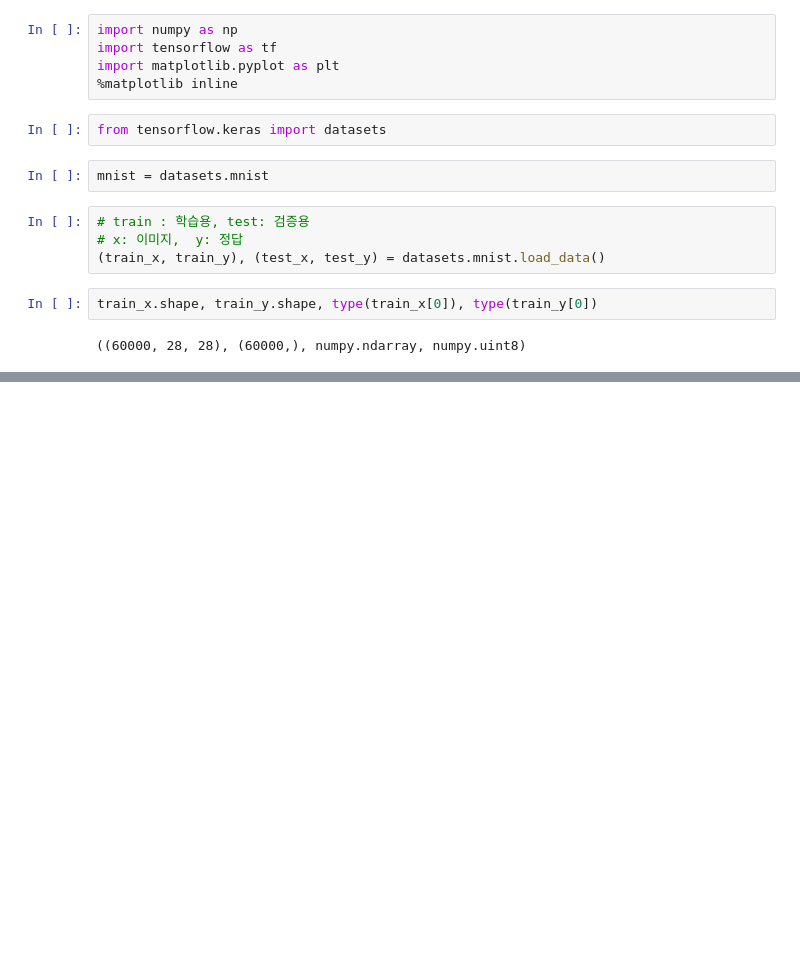
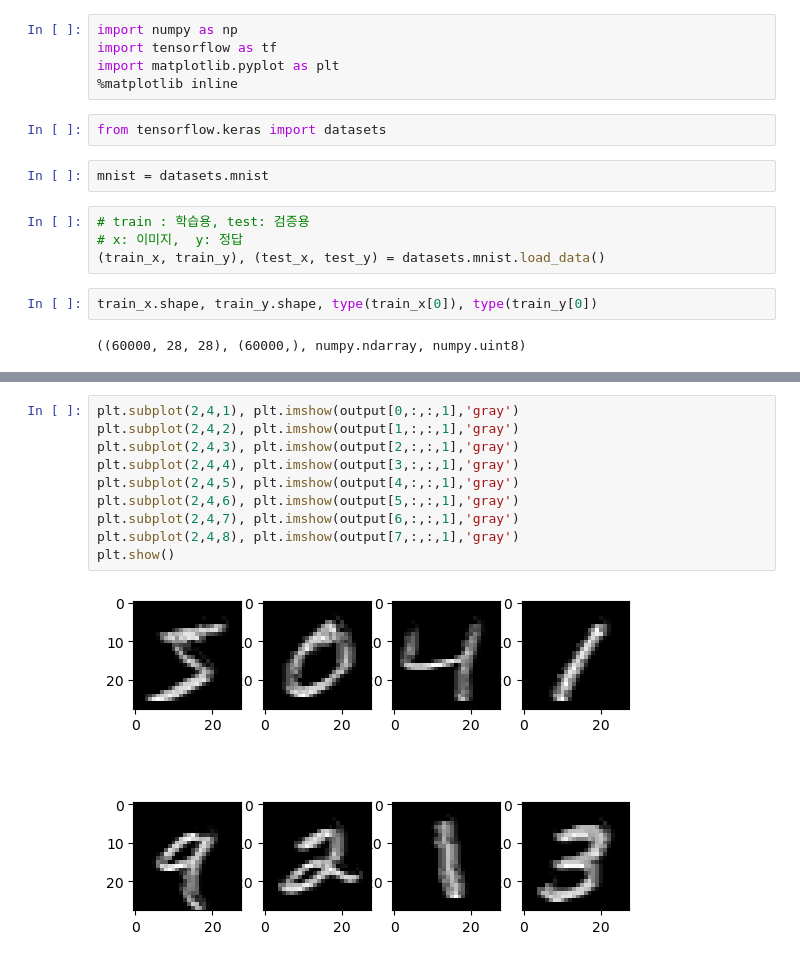
Before and after one commit to dgh06175/ai-study, a Jupyter notebook: deep-learning/5월7일.ipynb, the cells around one changed output, grey strips where cells are left out. Saved outputs shown, nothing was run; the diff lists cells and outputs as text; blank space fills up the shorter version.

```diff
--- a/deep-learning/5월7일.ipynb
+++ b/deep-learning/5월7일.ipynb
@@ -28,0 +78,12 @@ train_y[0]
+# %%
+plt.subplot(2,4,1), plt.imshow(output[0,:,:,1],'gray')
+plt.subplot(2,4,2), plt.imshow(output[1,:,:,1],'gray')
+plt.subplot(2,4,3), plt.imshow(output[2,:,:,1],'gray')
+plt.subplot(2,4,4), plt.imshow(output[3,:,:,1],'gray')
+plt.subplot(2,4,5), plt.imshow(output[4,:,:,1],'gray')
+plt.subplot(2,4,6), plt.imshow(output[5,:,:,1],'gray')
+plt.subplot(2,4,7), plt.imshow(output[6,:,:,1],'gray')
+plt.subplot(2,4,8), plt.imshow(output[7,:,:,1],'gray')
+plt.show()
+# %% [output]
+[figure, added]
```
Also changed, not shown: parts of 19 cells of this notebook.
